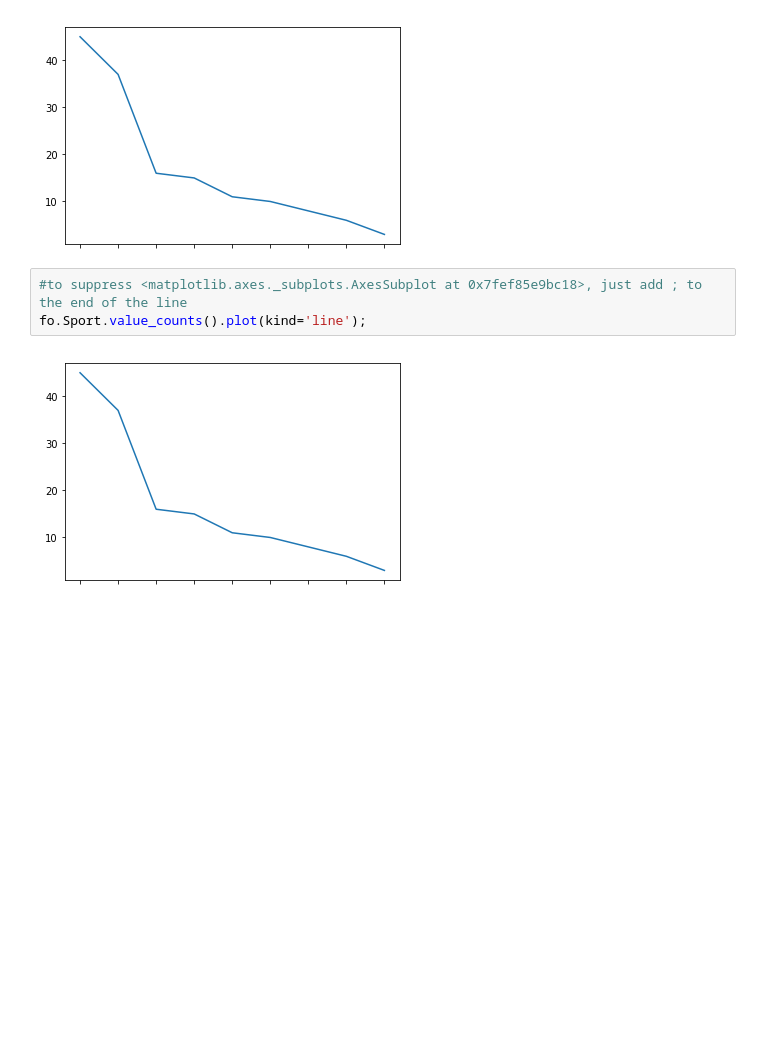
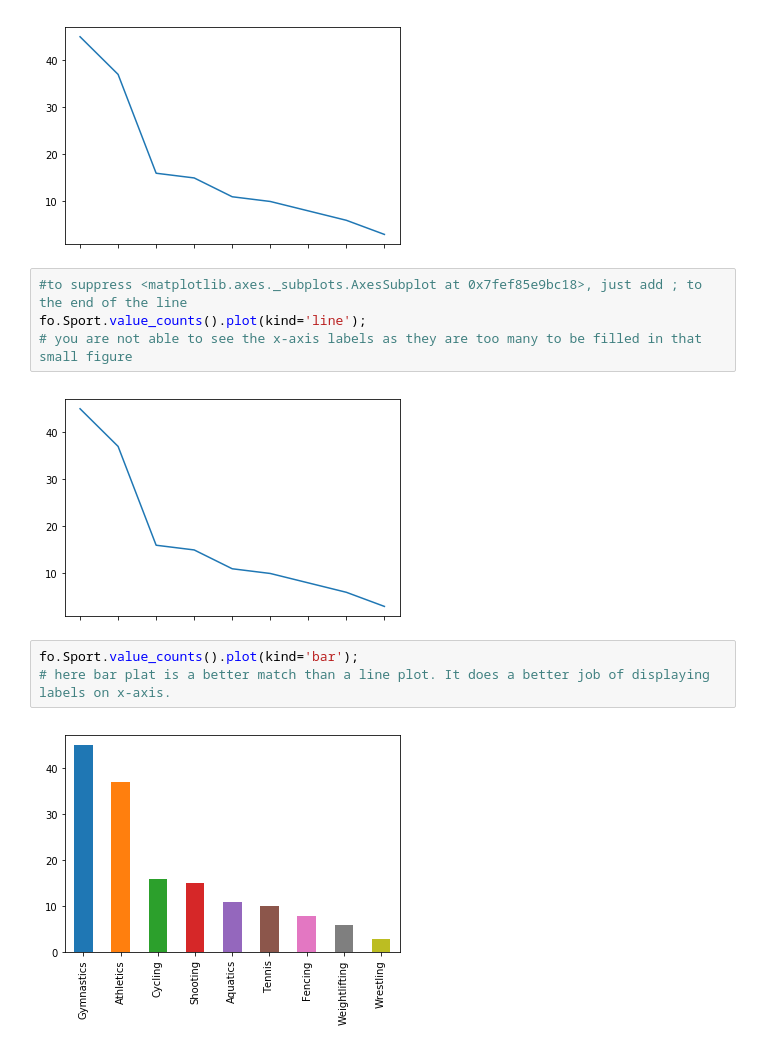
Before and after one commit to surya-durgaputra/PythonBasics, a Jupyter notebook: Pandas/PandasFocused/04-Plotting.ipynb, the cells around one changed output. Cells and saved outputs as stored; diff of their text form; blank space fills up the shorter version.

Commit message:
plotting finished

```diff
--- a/Pandas/PandasFocused/04-Plotting.ipynb
+++ b/Pandas/PandasFocused/04-Plotting.ipynb
@@ -59,5 +59,11 @@ fo.Sport.value_counts().plot()
 # %%
 #to suppress <matplotlib.axes._subplots.AxesSubplot at 0x7fef85e9bc18>, just add ; to the end of the line
 fo.Sport.value_counts().plot(kind='line');
+# you are not able to see the x-axis labels as they are too many to be filled in that small figure
 # %% [output]
 [figure]
+# %%
+fo.Sport.value_counts().plot(kind='bar');
+# here bar plat is a better match than a line plot. It does a better job of displaying labels on x-axis.
+# %% [output]
+[figure, added]
```
Also changed, not shown: parts of 17 cells of this notebook.
